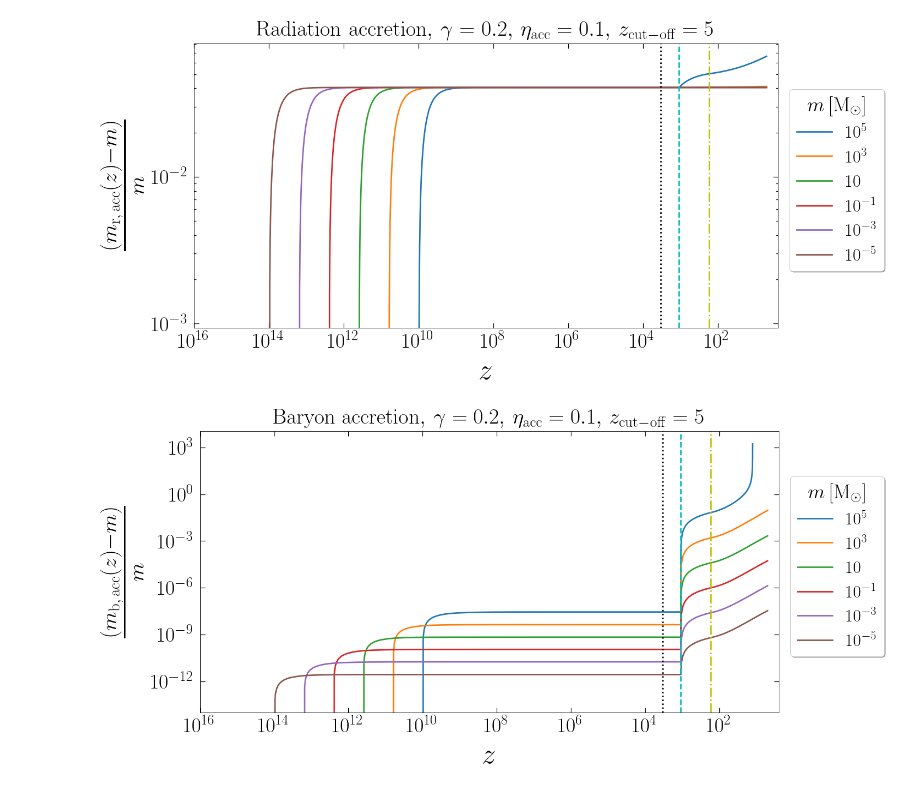
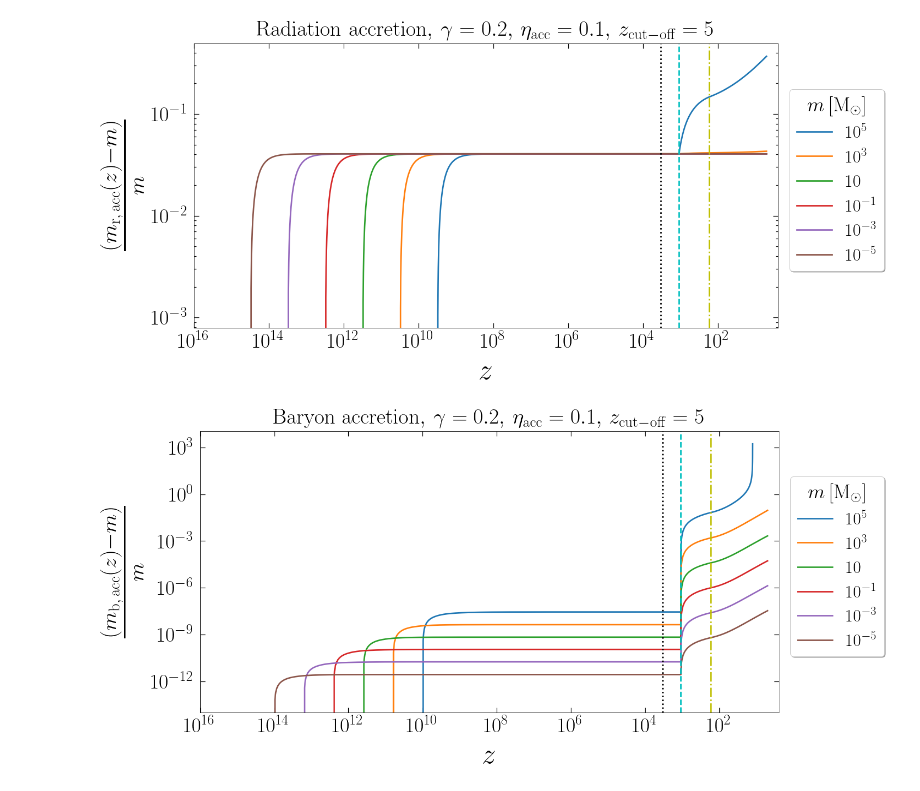
Before and after one commit to pratibhajangra591/project-2, a Jupyter notebook: acc_error_tracking.ipynb, the cells around one changed output. Cells and saved outputs as stored; diff of their text form; code cells hidden in the pictures.

```diff
--- a/acc_error_tracking.ipynb
+++ b/acc_error_tracking.ipynb
@@ -62,7 +62,7 @@ def m_bacc(t, m):
 # Radiation accretion in radiation domination to upto z_cut-off = 5.
 
 
-m_arr = np.geomspace(1e4, 1e-4, 6)
+m_arr = np.geomspace(1e5, 1e-5, 6)
 
 
 colors = ['C0', 'C1','C2','C3','C4', 'C5']
@@ -134,34 +134,34 @@ for i, (m, color) in enumerate(zip(m_arr, colors)):
     ax.loglog(T, ((Y - m)/m))
 
 
 
 
 
 
 plt.axvline(x = z_eq,  color = 'k',  linestyle = ':')
 plt.axvline(x = z_rec,  color = 'c',  linestyle = '--')
 plt.axvline(x = z_th,  color = 'y',  linestyle = '-.')
 
 ax.tick_params(axis='x', pad = 9.9)
 ax.tick_params(axis='y', pad = 9.9)
 
 
 plt.xticks(fontsize = 38)
 plt.yticks(fontsize = 38)
 plt.xlabel('$z$',fontsize = 52, labelpad = 14)
 plt.ylabel(r'$\frac{(m_\mathrm{r, \, acc}(z) - m)}{m} $',fontsize = 58, labelpad = 14)
 plt.legend(['$10^{5}$', r'$10^{3}$', '$10$',
             '$10^{-1}$', '$10^{-3}$', r'$10^{-5}$'],
            prop = {'size':32}, loc = (1.02, 0.2), shadow = True,
            title = '$m\, [\mathrm{M_{\odot}}]$' ,
            title_fontsize = 37, facecolor = 'white', fontsize = 65)
 plt.xlim(1e16, 0.5*z_cut)
 plt.xscale('log')
 plt.title(r'Radiation accretion$,\, \gamma = 0.2, \,\eta_\mathrm{acc} = 0.1,\, z_\mathrm{cut-off} =  5$', fontsize = 40, pad = 13)
 #plt.savefig('racc_z_cutoff5.pdf', bbox_inches = 'tight')
 plt.show()
 # %% [output]
-[figure, old version]
+[figure, new version]
 # %%
 # Baryon accretion in radiation domination to upto z_cut-off = 5.
 
```
Also changed, not shown: parts of 2 cells of this notebook.
